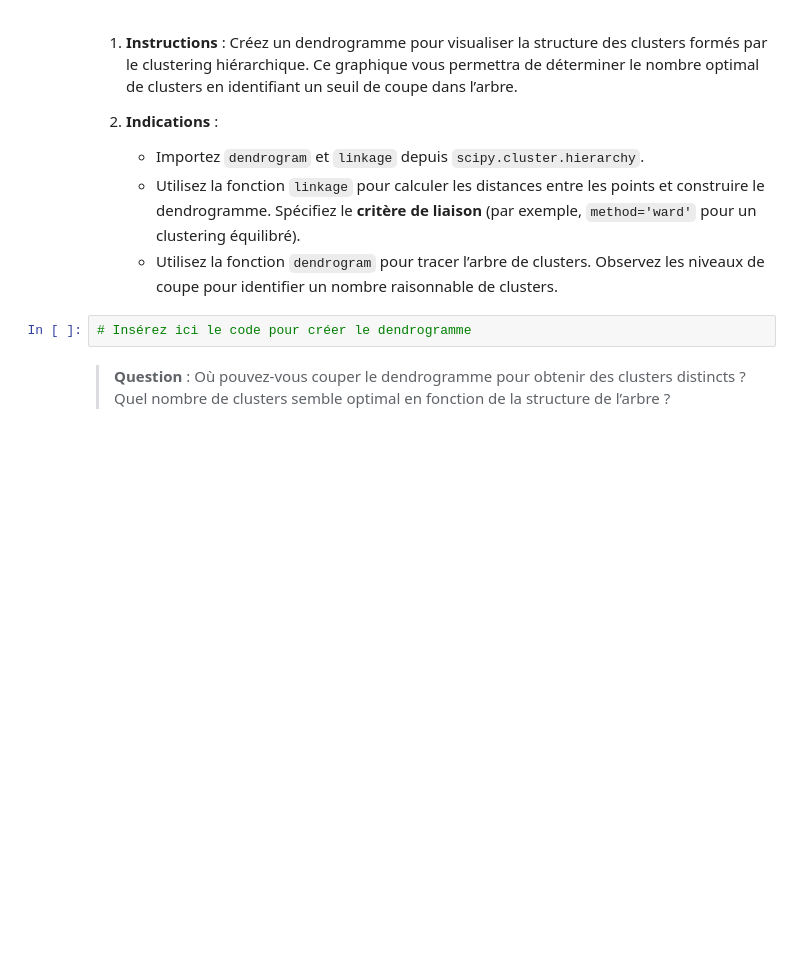
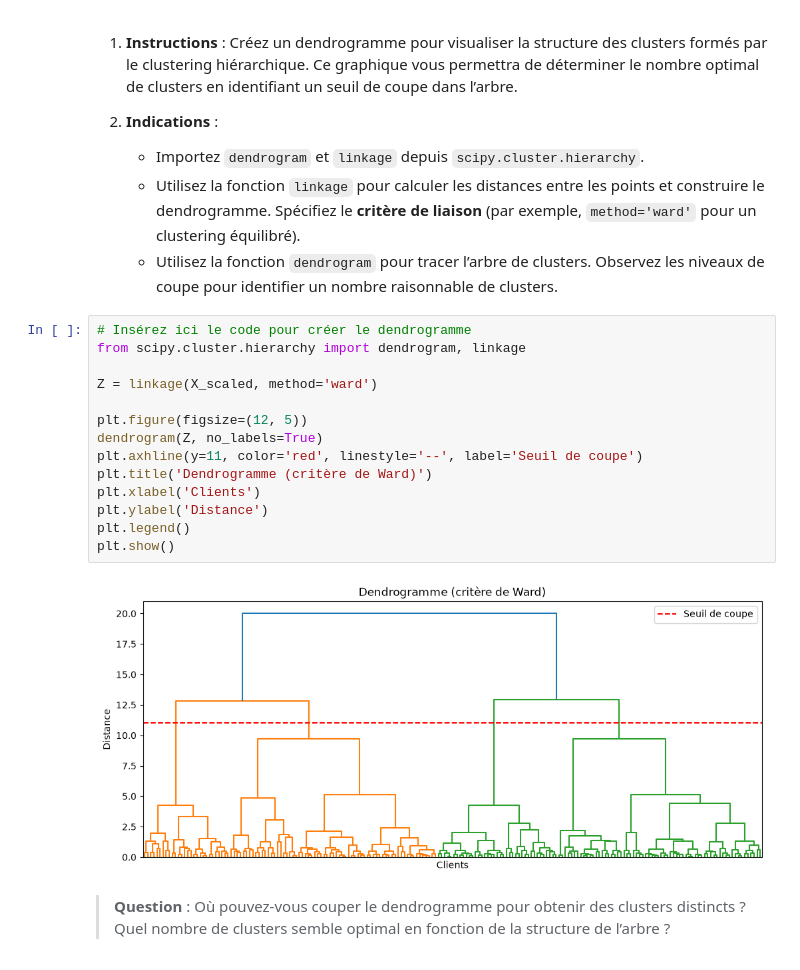
Before and after one commit to jordanandrevon/brief_notebook4_jordan, a Jupyter notebook: nb_04_Apprentissage_Non_Supervisé.ipynb, the cells around one changed output. Drawn from its saved outputs; the diff is of its cells as text; blank space fills up the shorter version.

```diff
--- a/nb_04_Apprentissage_Non_Supervisé.ipynb
+++ b/nb_04_Apprentissage_Non_Supervisé.ipynb
@@ -820,5 +822,19 @@ Nous utiliserons ici la méthode **agglomérative**, la plus populaire, qui perm
    - Utilisez la fonction `dendrogram` pour tracer l’arbre de clusters. Observez les niveaux de coupe pour identifier un nombre raisonnable de clusters.
 # %%
 # Insérez ici le code pour créer le dendrogramme
+from scipy.cluster.hierarchy import dendrogram, linkage
+
+Z = linkage(X_scaled, method='ward')
+
+plt.figure(figsize=(12, 5))
+dendrogram(Z, no_labels=True)
+plt.axhline(y=11, color='red', linestyle='--', label='Seuil de coupe')
+plt.title('Dendrogramme (critère de Ward)')
+plt.xlabel('Clients')
+plt.ylabel('Distance')
+plt.legend()
+plt.show()
+# %% [output]
+[figure, added]
 # %% [markdown]
 > **Question** : Où pouvez-vous couper le dendrogramme pour obtenir des clusters distincts ? Quel nombre de clusters semble optimal en fonction de la structure de l’arbre ?
```
Also changed, not shown: parts of 15 cells of this notebook, 2 other files.
